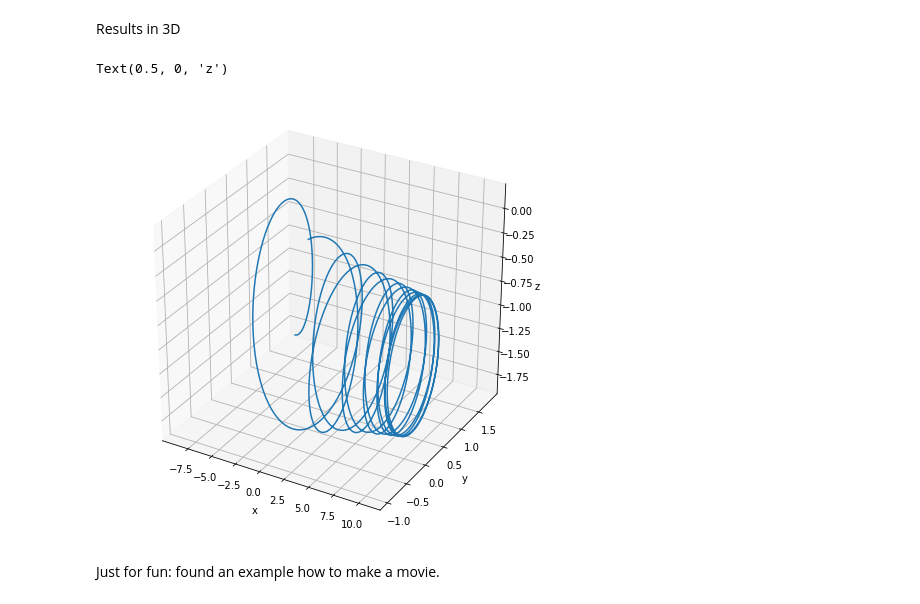
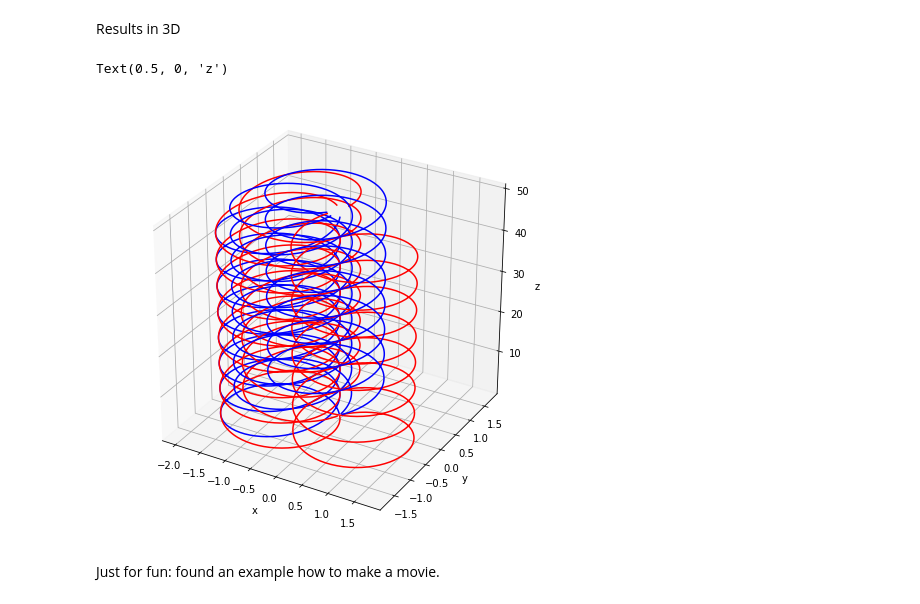
Before and after one commit to marcinwolter/GammaFactory, a Jupyter notebook: tracks_in_magnetic_field.ipynb, the cells around one changed output. Saved outputs shown, nothing was run; the diff lists cells and outputs as text; code cells hidden in the pictures.

```diff
--- a/tracks_in_magnetic_field.ipynb
+++ b/tracks_in_magnetic_field.ipynb
@@ -49,8 +62,3 @@ Finally, we need to define initial conditions:
-# %%
-t0 = 0
-x0 = np.array([0, 0, 0])
-v0 = np.array([1, 1, 0])
-initial_conditions = np.concatenate((x0, v0))
 # %% [markdown]
 Let's now set the conditions on our integrators and solve the prolem using time stepping. We assume the charged particle has unit mass and unit charge.
 # %%
@@ -67,3 +78,27 @@ positions = np.array(positions)
+# %%
+# initial conditions
+
+# tracking of 10 particles
+t0 = 0
+t1 = 50
+N_tracks=6
+
+positions = []
+Q = []
+
+for i in range(N_tracks):
+  x0 = np.array([0, 0, 0])
+  phi = np.random.uniform(0,2*3.1415)
+  v0 = np.array([np.cos(phi), np.sin(phi), 1])
+  initial_conditions = np.concatenate((x0, v0))
+
+  q = np.random.randint(0,2)
+  if q==0:
+    q = -1
+  m = 1.
+
+  positions.append(track(initial_conditions, t0, t1, q, m))
+  Q.append(q)
 # %% [markdown]
 Results in 2D
 # %%
@@ -77,0 +107,8 @@ plt.plot(positions[:, 1], positions[:, 2])
+# %%
+plt.figure(figsize=(8,8))
+for i in range(len(positions)):
+  if Q[i]>0:
+    color = 'red'
+  else:
+    color = 'blue'
+  plt.plot(positions[i][:, 0], positions[i][:, 1], color=color)
@@ -81,24 +120,30 @@ Results in 3D
 import matplotlib as mpl
 # %%
 from mpl_toolkits.mplot3d import Axes3D
+
 fig = plt.figure(figsize=(8,8))
 ax = fig.add_subplot(111, projection='3d')
-ax.plot3D(positions[:, 0], positions[:, 1], positions[:, 2])
+for i in range(len(positions)):
+  if Q[i]>0:
+    color = 'red'
+  else:
+    color = 'blue'
+  ax.plot3D(positions[i][:, 0], positions[i][:, 1], positions[i][:, 2], color=color)
 '''
 B1 = np.array([x0[0], x0[1], -1])
 B2 = np.array([60, 0, 0])
 B_axis = np.vstack((B1, B1 + B2))
 ax.plot3D(B_axis[:, 0],
          B_axis[:, 1],
          B_axis[:, 2])
 '''
 plt.xlabel('x')
 plt.ylabel('y')
 ax.set_zlabel('z')
 #ax.text3D((B1 + B2)[0], (B1 + B2)[1], (B1 + B2)[2], "B field")
 # %% [output]
 Text(0.5, 0, 'z')
-[figure, old version]
+[figure, new version]
 # %% [markdown]
 Just for fun: found an example how to make a movie.
 # %%
```
Also changed, not shown: parts of 7 cells of this notebook.
